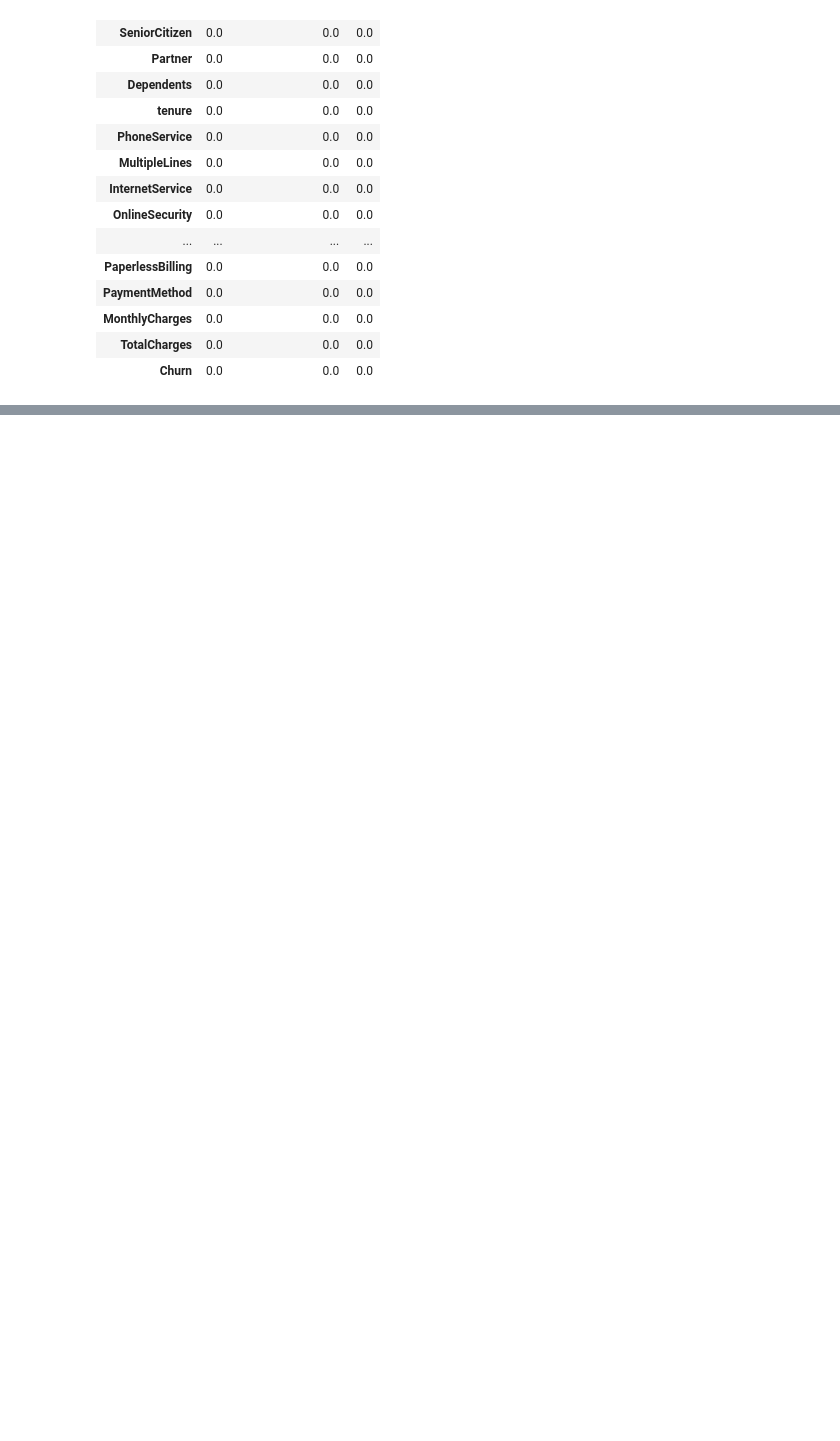
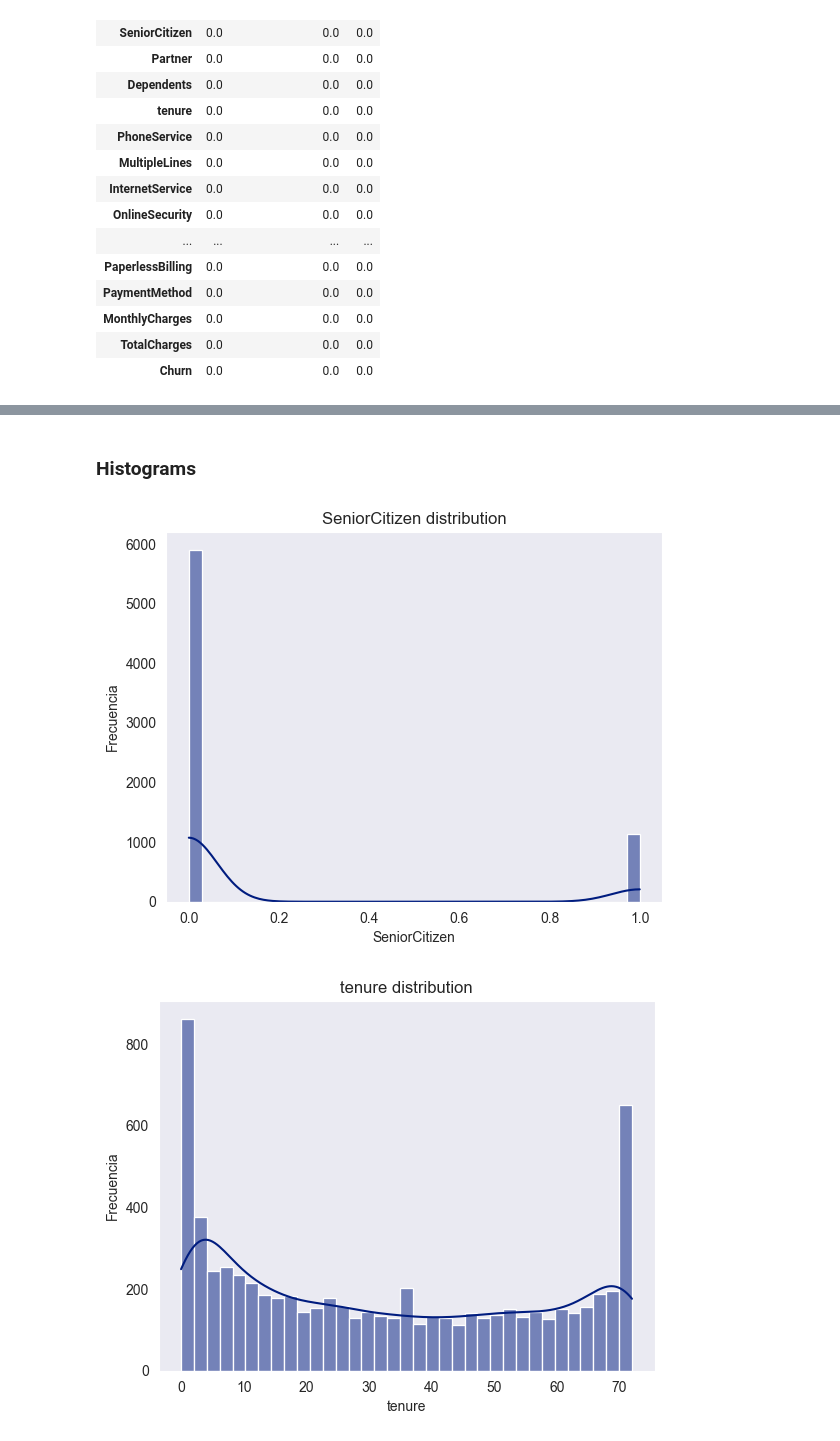
Before and after one commit to DerekSanchez/241117-Telco-Customer-Churn, a Jupyter notebook: notebooks/EDA.ipynb, the cells around one changed output, grey strips where cells are left out. Cells and saved outputs as stored; diff of their text form; code cells hidden in the pictures; blank space fills up the shorter version.

Commit message:
Add visualizations for numerical features and update utils.py

```diff
--- a/notebooks/EDA.ipynb
+++ b/notebooks/EDA.ipynb
@@ -20,6 +22,8 @@ import matplotlib.pyplot as plt
 from IPython.display import display
 
 pd.options.display.max_columns = None
+sns.set_style('dark')
+sns.set_palette('dark')
 # %% [output]
 project path: C:\Users\Usuario\OneDrive\Documentos\Proyectos Personales\Data Science\Public Portfolio Data Science\241117 Telco Customer Churn
 raw data path: C:\Users\Usuario\OneDrive\Documentos\Proyectos Personales\Data Science\Public Portfolio Data Science\241117 Telco Customer Churn\data\raw_data.csv
@@ -85,0 +100,2 @@ ut.missing_values_by_pivot(df, 'StreamingTV', return_type='percentage', percenta
+# %%
+numerical_cols = df.select_dtypes(include = ['int64', 'float64']).columns
@@ -85,0 +117,14 @@ ut.missing_values_by_pivot(df, 'StreamingTV', return_type='percentage', percenta
+# %% [markdown]
+### Histograms
+# %%
+# create histogram and density curves
+
+for col in numerical_cols:
+    sns.histplot(df[col], kde = True, bins = 35)
+    plt.title(f'{col} distribution')
+    plt.xlabel(col)
+    plt.ylabel('Frecuencia')
+    plt.show()
+# %% [output]
+[figure, added]
+[figure, added]
```
Also changed, not shown: parts of 18 cells of this notebook, 1 other file.
